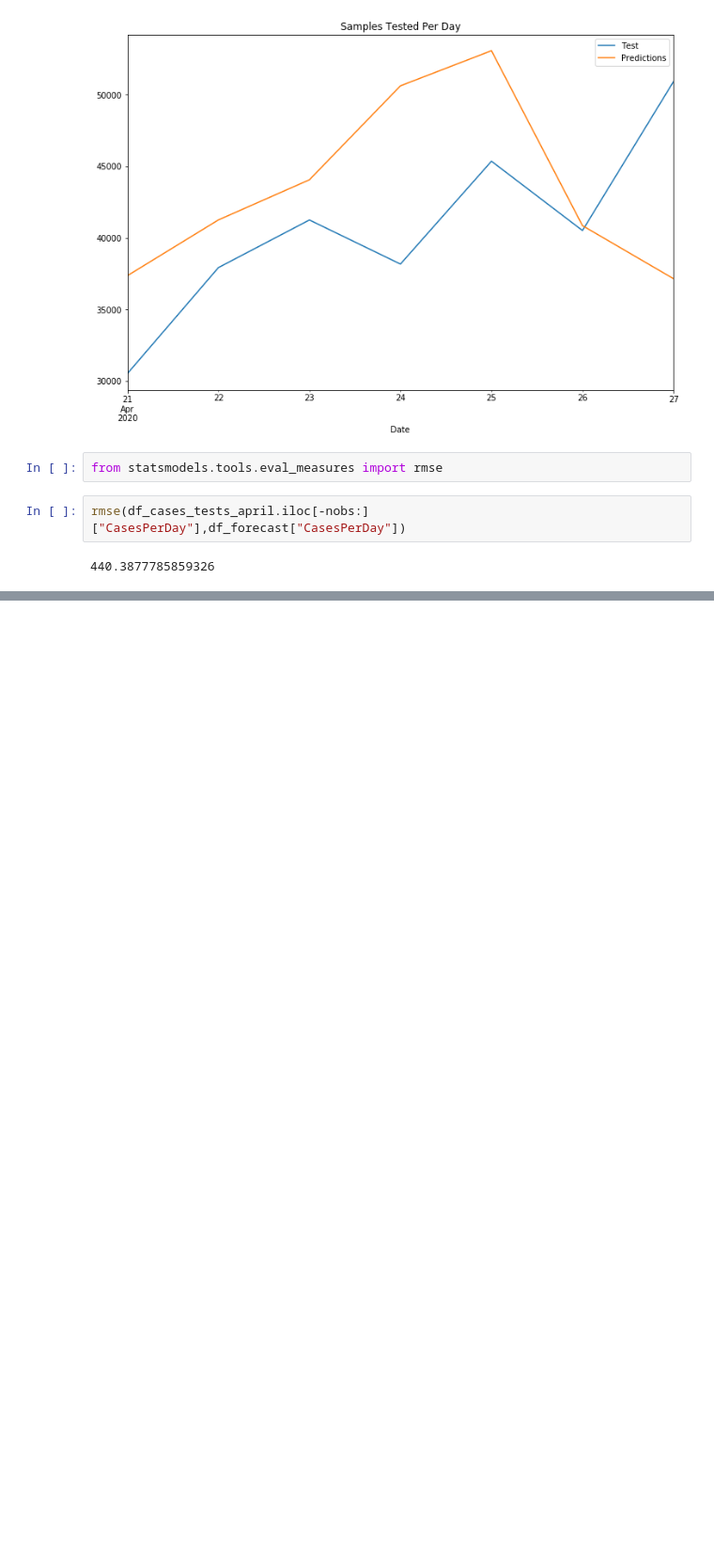
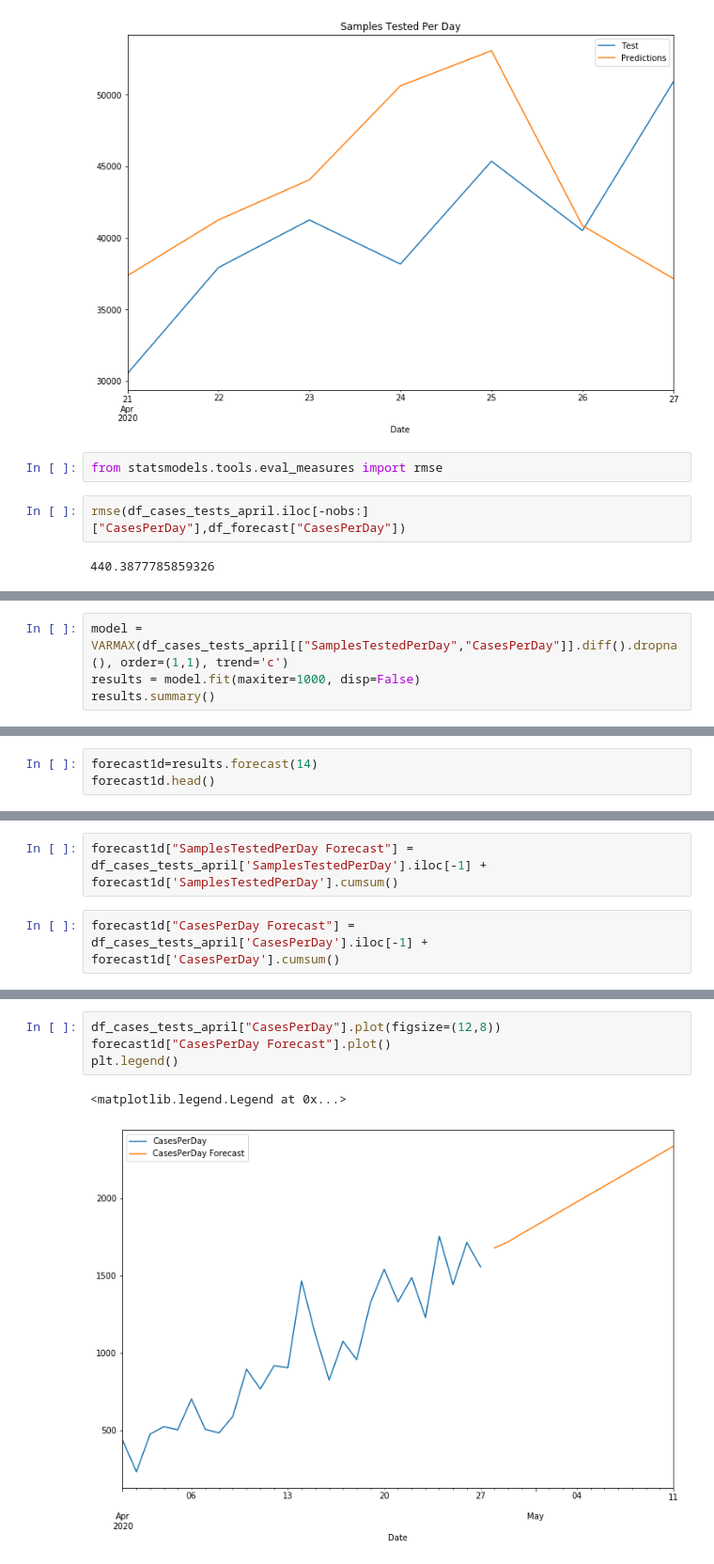
Before and after one commit to Nishant039/Covid-19-Forecasting-India, a Jupyter notebook: Covid-19 Total Cases Analysis.ipynb, the cells around one changed output, grey strips where cells are left out. Shown at 94% size. Saved outputs shown, nothing was run; the diff lists cells and outputs as text; blank space fills up the shorter version.

```diff
--- a/Covid-19 Total Cases Analysis.ipynb
+++ b/Covid-19 Total Cases Analysis.ipynb
@@ -794,0 +879,4 @@ rmse(df_cases_tests_april.iloc[-nobs:]["CasesPerDay"],df_forecast["CasesPerDay"]
+# %%
+model = VARMAX(df_cases_tests_april[["SamplesTestedPerDay","CasesPerDay"]].diff().dropna(), order=(1,1), trend='c')
+results = model.fit(maxiter=1000, disp=False)
+results.summary()
@@ -794,0 +918,3 @@ rmse(df_cases_tests_april.iloc[-nobs:]["CasesPerDay"],df_forecast["CasesPerDay"]
+# %%
+forecast1d=results.forecast(14)
+forecast1d.head()
@@ -794,0 +928,4 @@ rmse(df_cases_tests_april.iloc[-nobs:]["CasesPerDay"],df_forecast["CasesPerDay"]
+# %%
+forecast1d["SamplesTestedPerDay Forecast"] = df_cases_tests_april['SamplesTestedPerDay'].iloc[-1] + forecast1d['SamplesTestedPerDay'].cumsum()
+# %%
+forecast1d["CasesPerDay Forecast"] = df_cases_tests_april['CasesPerDay'].iloc[-1] + forecast1d['CasesPerDay'].cumsum()
@@ -794,0 +950,7 @@ rmse(df_cases_tests_april.iloc[-nobs:]["CasesPerDay"],df_forecast["CasesPerDay"]
+# %%
+df_cases_tests_april["CasesPerDay"].plot(figsize=(12,8))
+forecast1d["CasesPerDay Forecast"].plot()
+plt.legend()
+# %% [output]
+<matplotlib.legend.Legend at 0x...>
+[figure, added]
```
Also changed, not shown: parts of 13 cells of this notebook.
